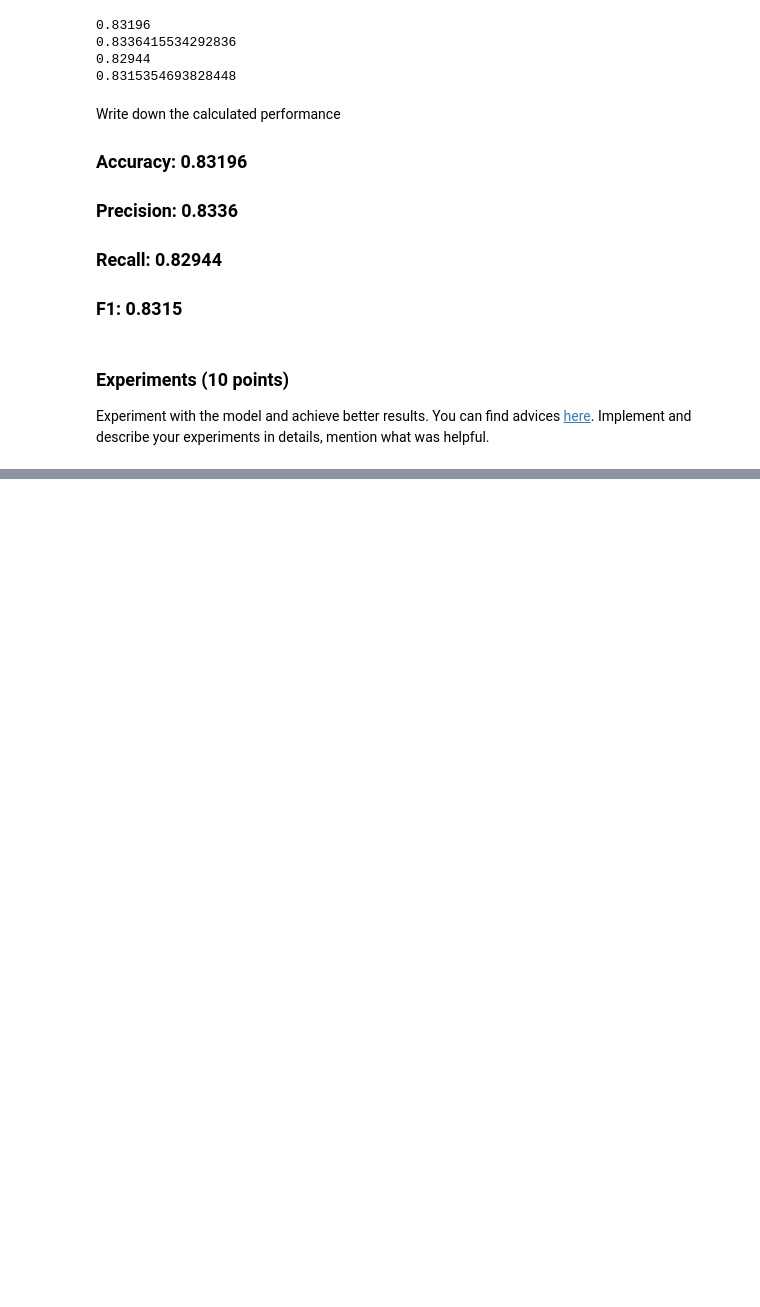
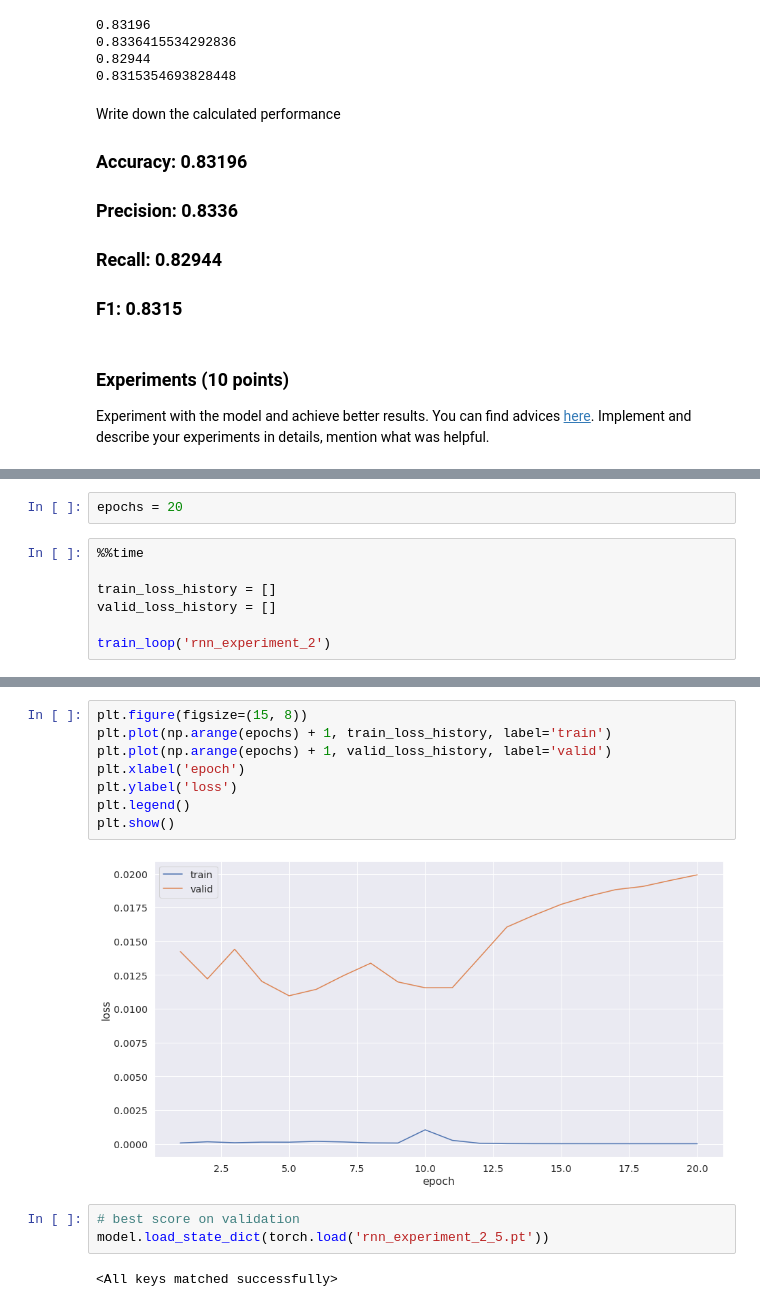
Before and after one commit to deep-nlp-spring-2020/Task-2-PeYceBall, a Jupyter notebook: task3_sentiment_rnn.ipynb, the cells around one changed output, grey strips where cells are left out. Drawn from its saved outputs; the diff is of its cells as text; blank space fills up the shorter version.

Commit message:
task3 experiments

```diff
--- a/task3_sentiment_rnn.ipynb
+++ b/task3_sentiment_rnn.ipynb
@@ -301,0 +464,9 @@ Experiment with the model and achieve better results. You can find advices [here
+# %%
+epochs = 20
+# %%
+%%time
+
+train_loss_history = []
+valid_loss_history = []
+
+train_loop('rnn_experiment_2')
@@ -301,0 +491,15 @@ Experiment with the model and achieve better results. You can find advices [here
+# %%
+plt.figure(figsize=(15, 8))
+plt.plot(np.arange(epochs) + 1, train_loss_history, label='train')
+plt.plot(np.arange(epochs) + 1, valid_loss_history, label='valid')
+plt.xlabel('epoch')
+plt.ylabel('loss')
+plt.legend()
+plt.show()
+# %% [output]
+[figure, added]
+# %%
+# best score on validation
+model.load_state_dict(torch.load('rnn_experiment_2_5.pt'))
+# %% [output]
+<All keys matched successfully>
```
Also changed, not shown: parts of 33 cells of this notebook.
